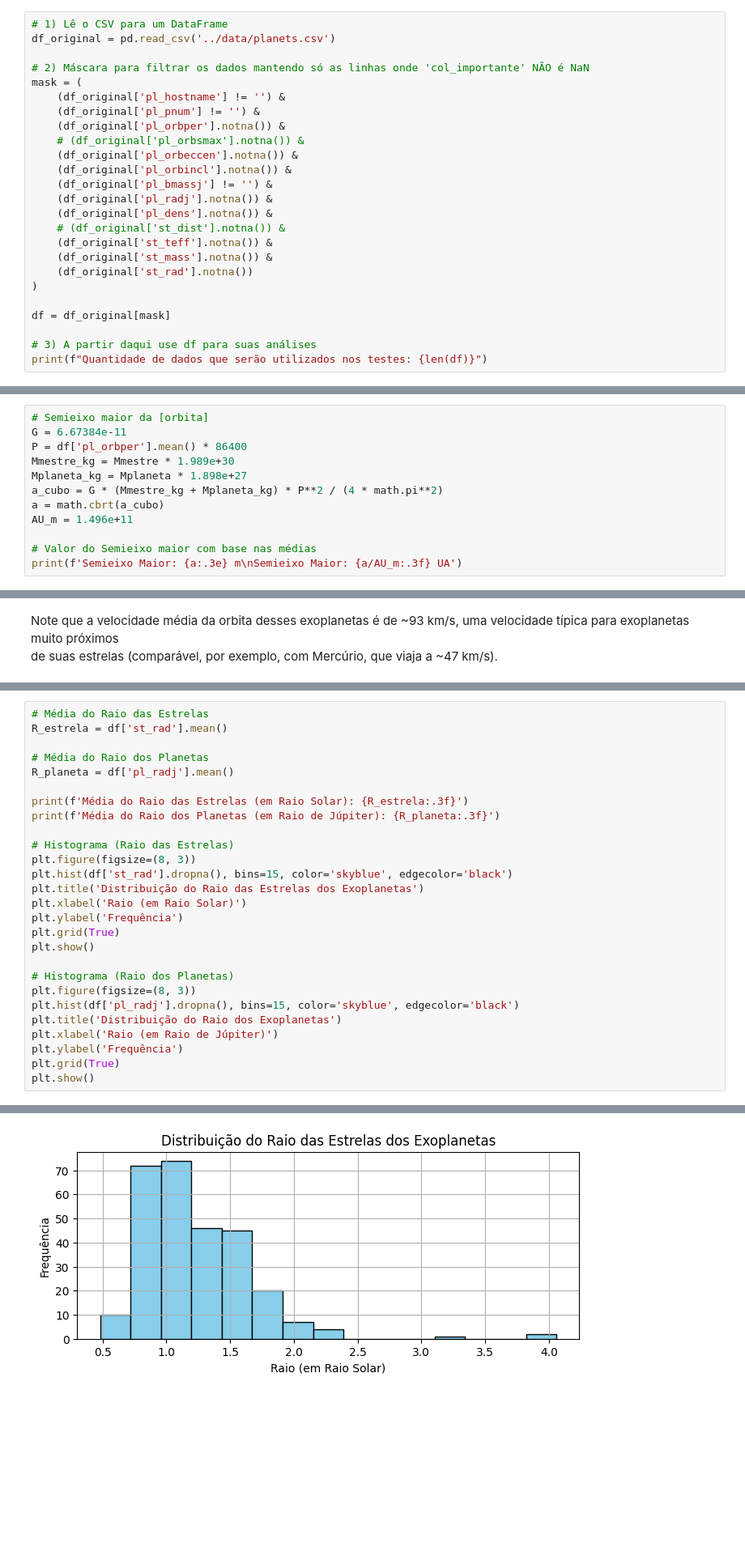
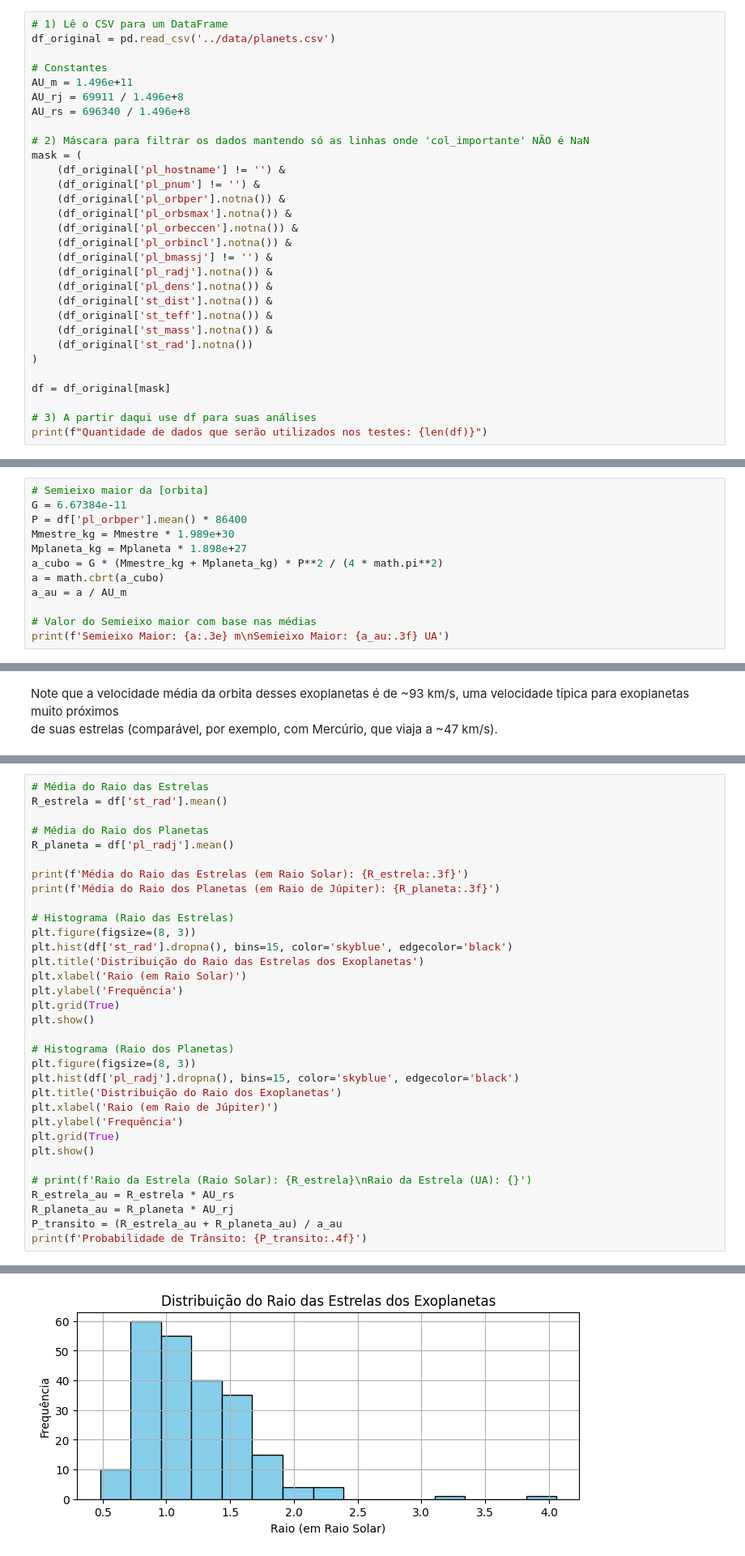
Before and after one commit to murfra/telescope-data-analysis, a Jupyter notebook: physics/main.ipynb, the cells around one changed output, grey strips where cells are left out. Shown at 81% size. Drawn from its saved outputs; the diff is of its cells as text; blank space fills up the shorter version.

Commit message:
Added: Probabilidade de Trânsito

```diff
--- a/physics/main.ipynb
+++ b/physics/main.ipynb
@@ -45,19 +45,24 @@ import seaborn as sns
 # %%
 # 1) Lê o CSV para um DataFrame
 df_original = pd.read_csv('../data/planets.csv')
+
+# Constantes
+AU_m = 1.496e+11
+AU_rj = 69911 / 1.496e+8
+AU_rs = 696340 / 1.496e+8
 
 # 2) Máscara para filtrar os dados mantendo só as linhas onde 'col_importante' NÃO é NaN
 mask = (
     (df_original['pl_hostname'] != '') &
     (df_original['pl_pnum'] != '') &
     (df_original['pl_orbper'].notna()) &
-    # (df_original['pl_orbsmax'].notna()) &
+    (df_original['pl_orbsmax'].notna()) &
     (df_original['pl_orbeccen'].notna()) &
     (df_original['pl_orbincl'].notna()) &
     (df_original['pl_bmassj'] != '') &
     (df_original['pl_radj'].notna()) &
     (df_original['pl_dens'].notna()) &
-    # (df_original['st_dist'].notna()) &
+    (df_original['st_dist'].notna()) &
     (df_original['st_teff'].notna()) &
     (df_original['st_mass'].notna()) &
     (df_original['st_rad'].notna())
@@ -174,8 +179,8 @@ Mmestre_kg = Mmestre * 1.989e+30
 Mplaneta_kg = Mplaneta * 1.898e+27
 a_cubo = G * (Mmestre_kg + Mplaneta_kg) * P**2 / (4 * math.pi**2)
 a = math.cbrt(a_cubo)
-AU_m = 1.496e+11
+a_au = a / AU_m
 
 # Valor do Semieixo maior com base nas médias
-print(f'Semieixo Maior: {a:.3e} m\nSemieixo Maior: {a/AU_m:.3f} UA')
+print(f'Semieixo Maior: {a:.3e} m\nSemieixo Maior: {a_au:.3f} UA')
 # %% [output]
@@ -308,4 +312,10 @@ plt.xlabel('Raio (em Raio de Júpiter)')
 plt.ylabel('Frequência')
 plt.grid(True)
 plt.show()
+
+# print(f'Raio da Estrela (Raio Solar): {R_estrela}\nRaio da Estrela (UA): {}')
+R_estrela_au = R_estrela * AU_rs
+R_planeta_au = R_planeta * AU_rj
+P_transito = (R_estrela_au + R_planeta_au) / a_au
+print(f'Probabilidade de Trânsito: {P_transito:.4f}')
 # %% [output]
@@ -314 +324 @@ Média do Raio dos Planetas (em Raio de Júpiter): 1.065
-[figure, old version]
+[figure, new version]
```
Also changed, not shown: parts of 10 cells of this notebook.
